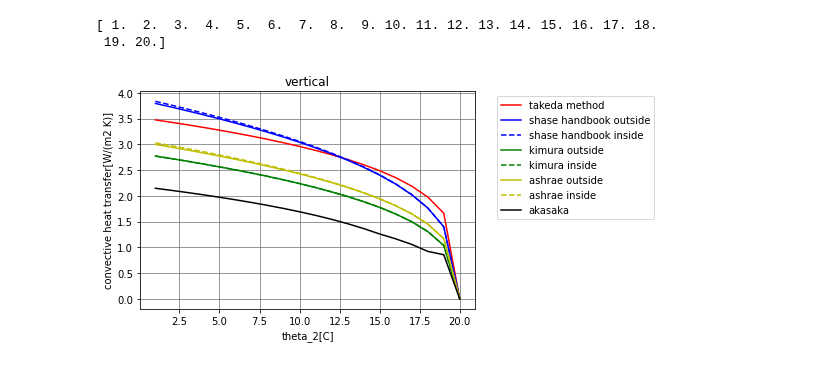
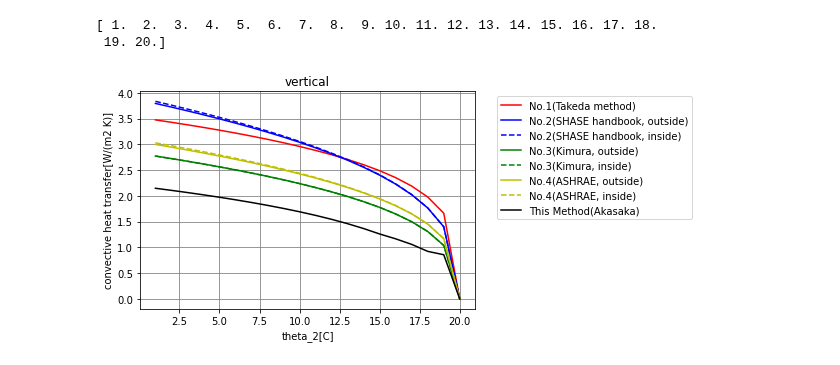
Before and after one commit to BRI-EES-House/03_ventilation_layer, a Jupyter notebook: valid_natural_convective_heat_transfer.ipynb, the cells around one changed output. Cells and saved outputs as stored; diff of their text form; code cells hidden in the pictures.

```diff
--- a/valid_natural_convective_heat_transfer.ipynb
+++ b/valid_natural_convective_heat_transfer.ipynb
@@ -68,33 +68,33 @@ akasaka_v = [htc.convective_heat_transfer_coefficient_detailed(
 # %%
 # グラフの描画
 fig1 = plt.figure()
 ax1 = fig1.subplots()
 
 ax1.set_xlabel('theta_2[C]')
 ax1.set_ylabel('convective heat transfer[W/(m2 K)]')
 
 plt.grid(which='major',color='gray',linestyle='-')
 plt.grid(which='minor',color='gray',linestyle='-')
 
 plt.plot(theta_2,takeda_method_v,linestyle='solid',color='r',
-         label='takeda method')
+         label='No.1(Takeda method)')
 plt.plot(theta_2,shase_handbook_v_out,linestyle='solid',color='b',
-         label='shase handbook outside')
+         label='No.2(SHASE handbook, outside)')
 plt.plot(theta_2,shase_handbook_v_in,linestyle='dashed',color='b',
-         label='shase handbook inside')
+         label='No.2(SHASE handbook, inside)')
 plt.plot(theta_2,kimura_v_out,linestyle='solid',color='g',
-         label='kimura outside')
+         label='No.3(Kimura, outside)')
 plt.plot(theta_2,kimura_v_in,linestyle='dashed',color='g',
-         label='kimura inside')
+         label='No.3(Kimura, inside)')
 plt.plot(theta_2,ashrae_handbook_v_out,linestyle='solid',color='y',
-         label='ashrae outside')
+         label='No.4(ASHRAE, outside)')
 plt.plot(theta_2,ashrae_handbook_v_in,linestyle='dashed',color='y',
-         label='ashrae inside')
+         label='No.4(ASHRAE, inside)')
 plt.plot(theta_2,akasaka_v,linestyle='solid',color='k',
-         label='akasaka')
+         label='This Method(Akasaka)')
 
 plt.title('vertical')
 plt.legend(bbox_to_anchor=(1.05, 1), loc='upper left')
 plt.show()
 # %% [output]
-[figure, old version]
+[figure, new version]
```
